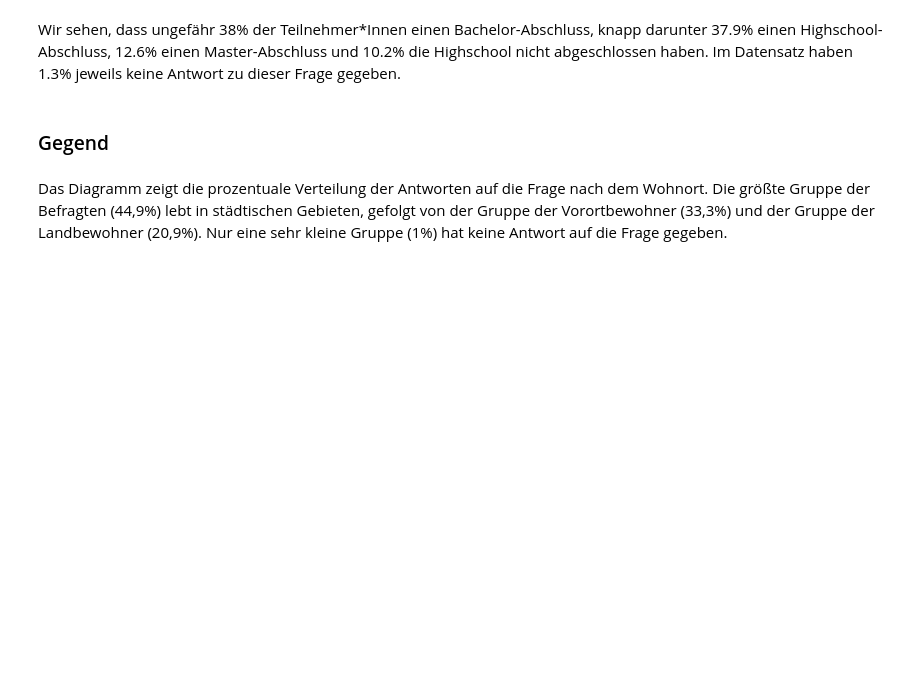
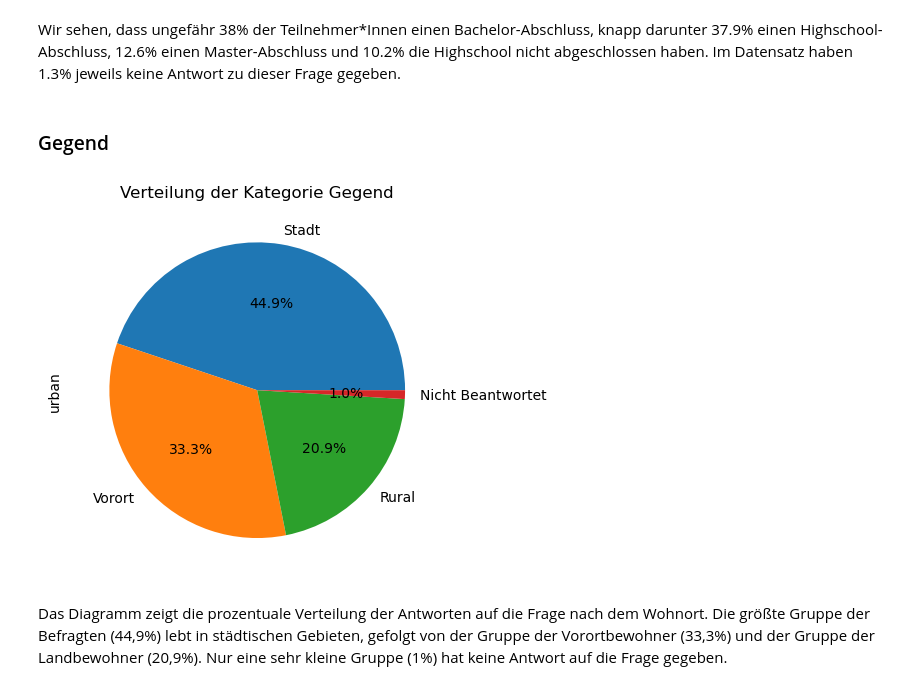
Before and after one commit to wi21b030/Mental-Health, a Jupyter notebook: Mental-Health.ipynb, the cells around one changed output. Saved outputs shown, nothing was run; the diff lists cells and outputs as text; code cells hidden in the pictures; blank space fills up the shorter version.

```diff
--- a/Mental-Health.ipynb
+++ b/Mental-Health.ipynb
@@ -195,11 +195,13 @@ Wir sehen, dass ungefähr 38% der Teilnehmer*Innen einen Bachelor-Abschluss, kna
 # %% [markdown]
 ### Gegend
 # %%
-urban = data['urban'].map({0: 'Did Not Answer', 1: 'Rural', 2: 'Suburban', 3: 'Urban'})
+urban = data['urban'].map({0: 'Nicht Beantwortet', 1: 'Rural', 2: 'Vorort', 3: 'Stadt'})
 urban_percent = urban.value_counts(normalize=True) * 100
 ax = urban_percent.plot(kind='pie', autopct='%.1f%%')
-ax.set_title('Percentage Distribution of Category Urban')
+ax.set_title('Verteilung der Kategorie Gegend')
 plt.show()
+# %% [output]
+[figure, added]
 # %% [markdown]
 Das Diagramm zeigt die prozentuale Verteilung der Antworten auf die Frage nach dem Wohnort. Die größte Gruppe der Befragten (44,9%) lebt in städtischen Gebieten, gefolgt von der Gruppe der Vorortbewohner (33,3%) und der Gruppe der Landbewohner (20,9%). Nur eine sehr kleine Gruppe (1%) hat keine Antwort auf die Frage gegeben.
 # %% [markdown]
```
Also changed, not shown: parts of 6 cells of this notebook.
